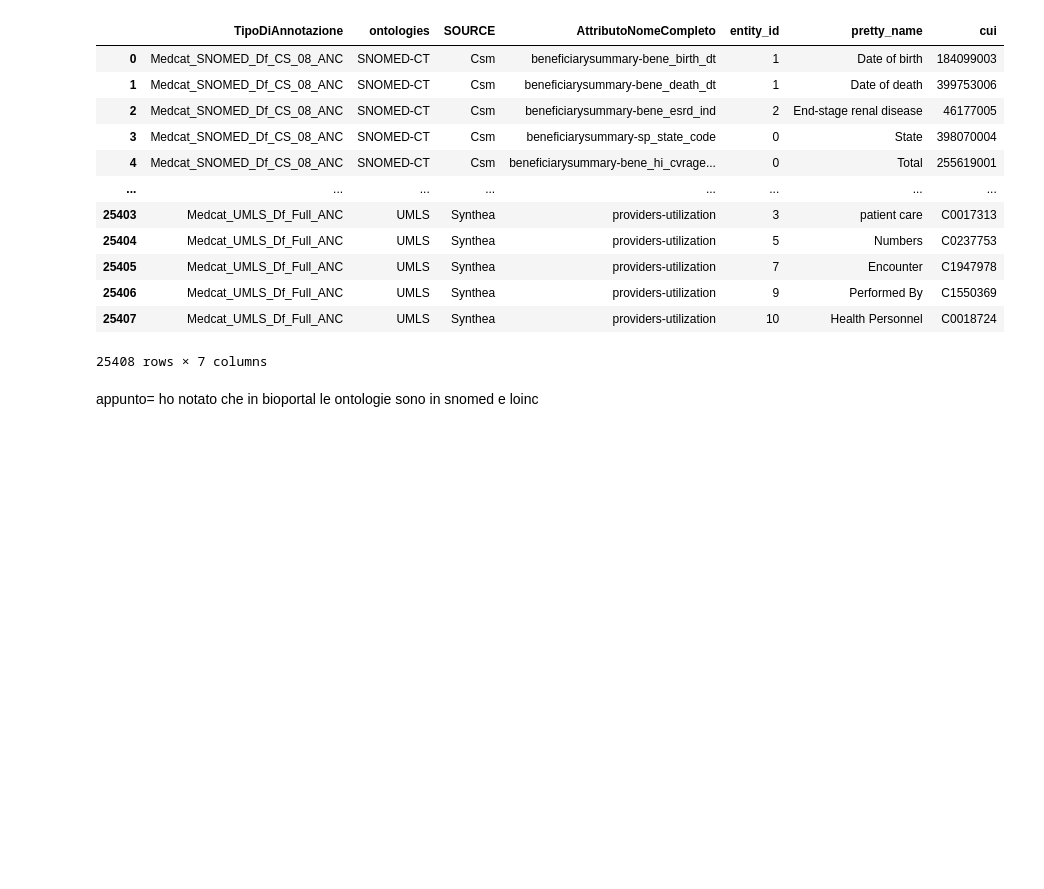
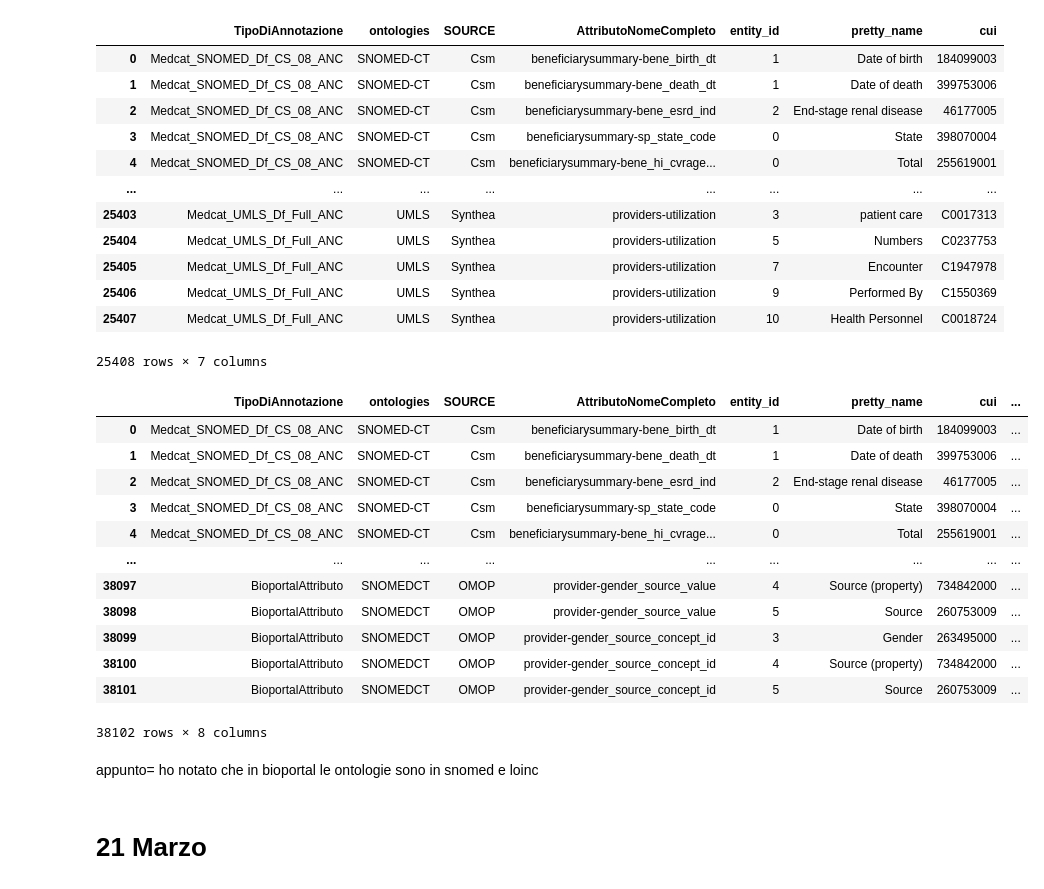
Before and after one commit to GConte47/tirocinio, a Jupyter notebook: df omap/PerLeAnnotazioni20Marzo(1).ipynb, the cells around one changed output. Cells and saved outputs as stored; diff of their text form; code cells hidden in the pictures; blank space fills up the shorter version.

Commit message:
modifiche e aggiunta df annotazioni completo (Bioportal + Medcat)

```diff
--- a/df omap/PerLeAnnotazioni20Marzo(1).ipynb
+++ b/df omap/PerLeAnnotazioni20Marzo(1).ipynb
@@ -259,9 +259,30 @@ annotazioniMedcat
 | 25406 | Medcat_UMLS_Df_Full_ANC | UMLS | Synthea | providers-utilization | 9 | Performed By | C1550369 |
 | 25407 | Medcat_UMLS_Df_Full_ANC | UMLS | Synthea | providers-utilization | 10 | Health Personnel | C0018724 |
 25408 rows × 7 columns
+# %%
+annotazioniMedcat['annotator'] = 'MedCAT'
+AnnotazioniConBioportal['annotator'] = 'Bioportal'
 # %%
 Annotazioni_full= pd.concat([annotazioniMedcat, AnnotazioniConBioportal], ignore_index=True)
 # %%
 Annotazioni_full.to_csv('files/annotazioni_full.csv', index=False)
+# %%
+Annotazioni_full
+# %% [output]
+|  | TipoDiAnnotazione | ontologies | SOURCE | AttributoNomeCompleto | entity_id | pretty_name | cui | ... |
+| 0 | Medcat_SNOMED_Df_CS_08_ANC | SNOMED-CT | Csm | beneficiarysummary-bene_birth_dt | 1 | Date of birth | 184099003 | ... |
+| 1 | Medcat_SNOMED_Df_CS_08_ANC | SNOMED-CT | Csm | beneficiarysummary-bene_death_dt | 1 | Date of death | 399753006 | ... |
+| 2 | Medcat_SNOMED_Df_CS_08_ANC | SNOMED-CT | Csm | beneficiarysummary-bene_esrd_ind | 2 | End-stage renal disease | 46177005 | ... |
+| 3 | Medcat_SNOMED_Df_CS_08_ANC | SNOMED-CT | Csm | beneficiarysummary-sp_state_code | 0 | State | 398070004 | ... |
+| 4 | Medcat_SNOMED_Df_CS_08_ANC | SNOMED-CT | Csm | beneficiarysummary-bene_hi_cvrage... | 0 | Total | 255619001 | ... |
+| ... | ... | ... | ... | ... | ... | ... | ... | ... |
+| 38097 | BioportalAttributo | SNOMEDCT | OMOP | provider-gender_source_value | 4 | Source (property) | 734842000 | ... |
+| 38098 | BioportalAttributo | SNOMEDCT | OMOP | provider-gender_source_value | 5 | Source | 260753009 | ... |
+| 38099 | BioportalAttributo | SNOMEDCT | OMOP | provider-gender_source_concept_id | 3 | Gender | 263495000 | ... |
+| 38100 | BioportalAttributo | SNOMEDCT | OMOP | provider-gender_source_concept_id | 4 | Source (property) | 734842000 | ... |
+| 38101 | BioportalAttributo | SNOMEDCT | OMOP | provider-gender_source_concept_id | 5 | Source | 260753009 | ... |
+38102 rows × 8 columns
 # %% [markdown]
 appunto= ho notato che in bioportal le ontologie sono in snomed e loinc
+# %% [markdown]
+# 21 Marzo
```
Also changed, not shown: parts of 17 cells of this notebook, 1 other file.
